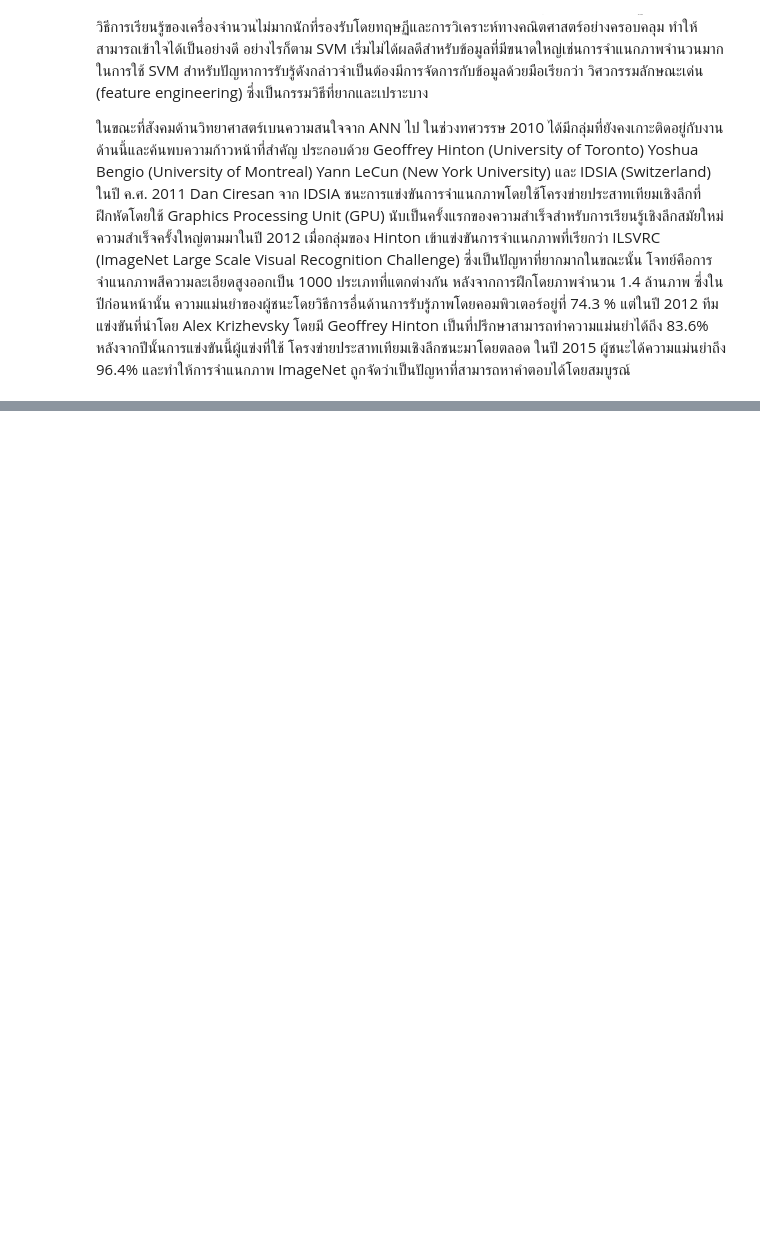
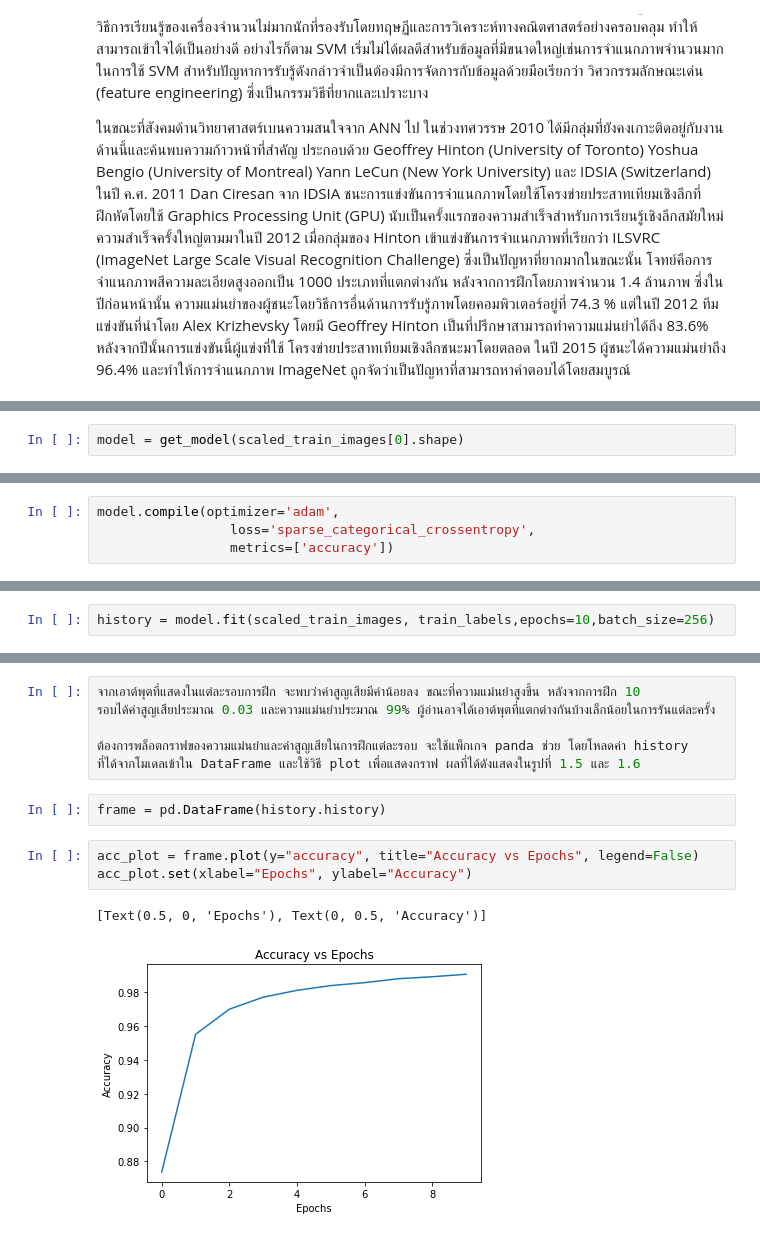
Before and after one commit to dewdotninja/books, a Jupyter notebook: th/anndl/chapter1.ipynb, the cells around one changed output, grey strips where cells are left out. Saved outputs shown, nothing was run; the diff lists cells and outputs as text; blank space fills up the shorter version.

```diff
--- a/th/anndl/chapter1.ipynb
+++ b/th/anndl/chapter1.ipynb
@@ -105,0 +338,2 @@ ILSVRC (ImageNet Large Scale Visual Recognition Challenge) ซึ่งเป็
+# %%
+model = get_model(scaled_train_images[0].shape)
@@ -105,0 +344,4 @@ ILSVRC (ImageNet Large Scale Visual Recognition Challenge) ซึ่งเป็
+# %%
+model.compile(optimizer='adam',
+                 loss='sparse_categorical_crossentropy',
+                 metrics=['accuracy'])
@@ -105,0 +351,2 @@ ILSVRC (ImageNet Large Scale Visual Recognition Challenge) ซึ่งเป็
+# %%
+history = model.fit(scaled_train_images, train_labels,epochs=10,batch_size=256)
@@ -105,0 +374,14 @@ ILSVRC (ImageNet Large Scale Visual Recognition Challenge) ซึ่งเป็
+# %%
+จากเอาต์พุตที่แสดงในแต่ละรอบการฝึก จะพบว่าค่าสูญเสียมีค่าน้อยลง ขณะที่ความแม่นยำสูงขึ้น หลังจากการฝึก 10
+รอบได้ค่าสูญเสียประมาณ 0.03 และความแม่นยำประมาณ 99% ผู้อ่านอาจได้เอาต์พุตที่แตกต่างกันบ้างเล็กน้อยในการรันแต่ละครั้ง
+
+ต้องการพล็อตกราฟของความแม่นยำและค่าสูญเสียในการฝึกแต่ละรอบ จะใช้แพ็กเกจ panda ช่วย โดยโหลดค่า history
+ที่ได้จากโมเดลเข้าใน DataFrame และใช้วิธี plot เพื่อแสดงกราฟ ผลที่ได้ดังแสดงในรูปที่ 1.5 และ 1.6
+# %%
+frame = pd.DataFrame(history.history)
+# %%
+acc_plot = frame.plot(y="accuracy", title="Accuracy vs Epochs", legend=False)
+acc_plot.set(xlabel="Epochs", ylabel="Accuracy")
+# %% [output]
+[Text(0.5, 0, 'Epochs'), Text(0, 0.5, 'Accuracy')]
+[figure, added]
```
Also changed, not shown: parts of 41 cells of this notebook.
